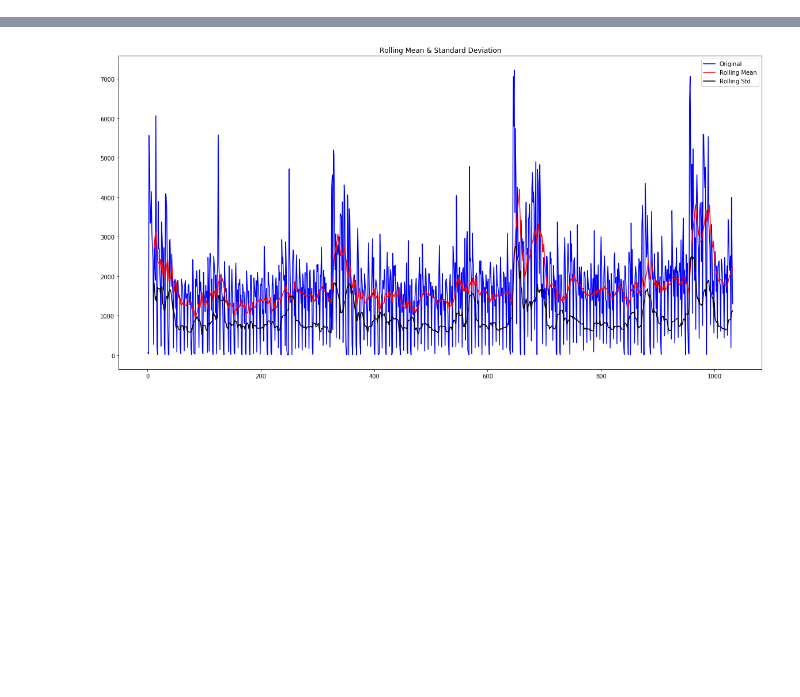
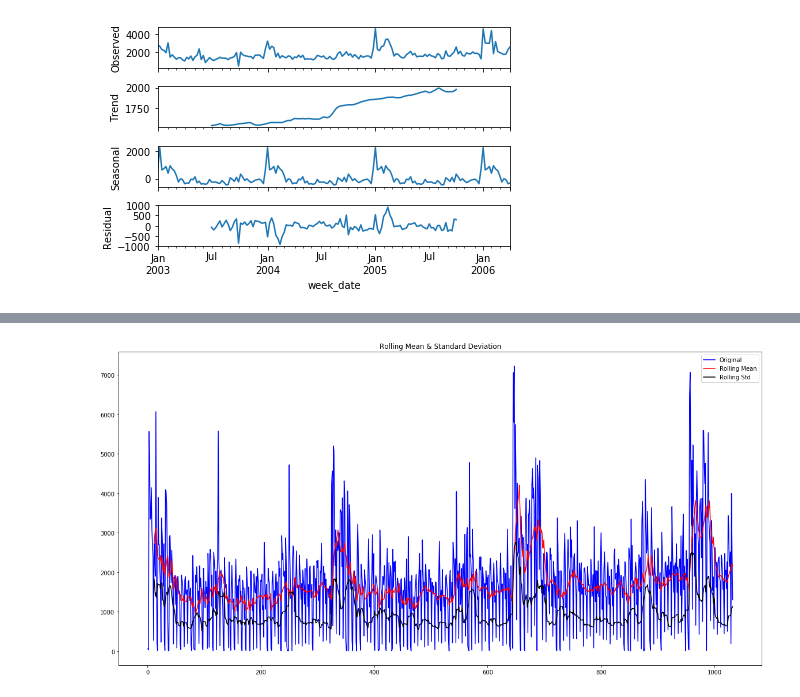
Before and after one commit to EchanHe/yancheng, a Jupyter notebook: data_manipulation.ipynb, the cells around one changed output, grey strips where cells are left out. Saved outputs shown, nothing was run; the diff lists cells and outputs as text; code cells hidden in the pictures; blank space fills up the shorter version.

```diff
--- a/data_manipulation.ipynb
+++ b/data_manipulation.ipynb
@@ -115,0 +264,11 @@ by_date.head()
+# %%
+############模型#####
+
+#对月的数据进行forecast
+
+
+decomposition = seasonal_decompose(data_train_weekly, model='additive')
+fig = decomposition.plot()
+plt.show()
+# %% [output]
+[figure, added]
```
Also changed, not shown: parts of 24 cells of this notebook, 1 other file.
